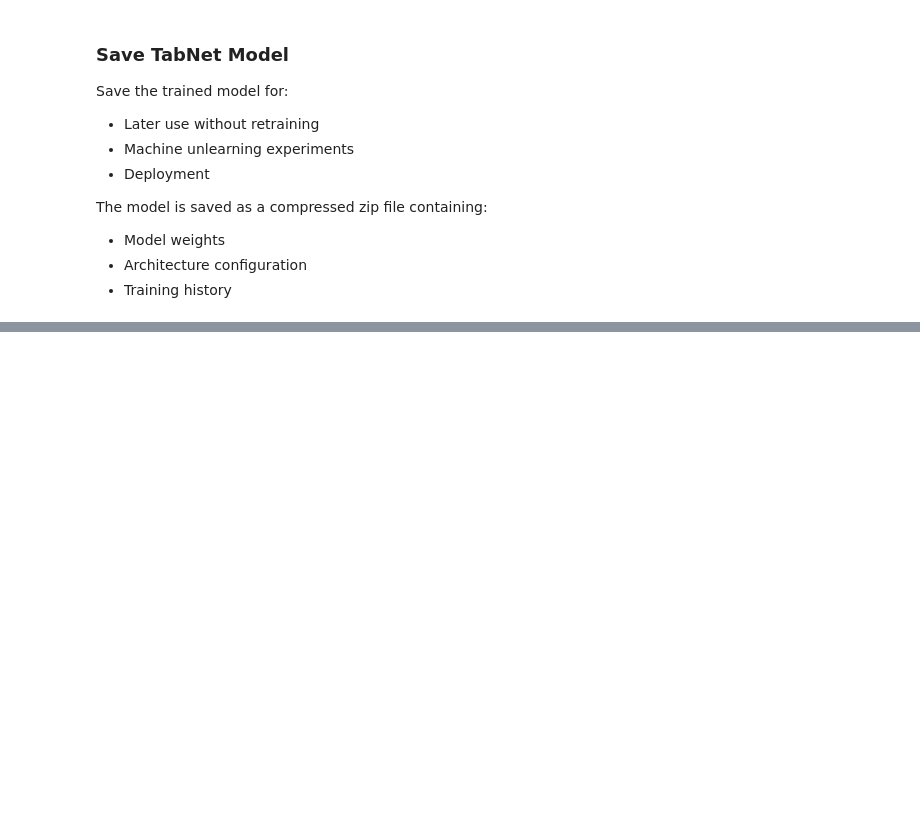
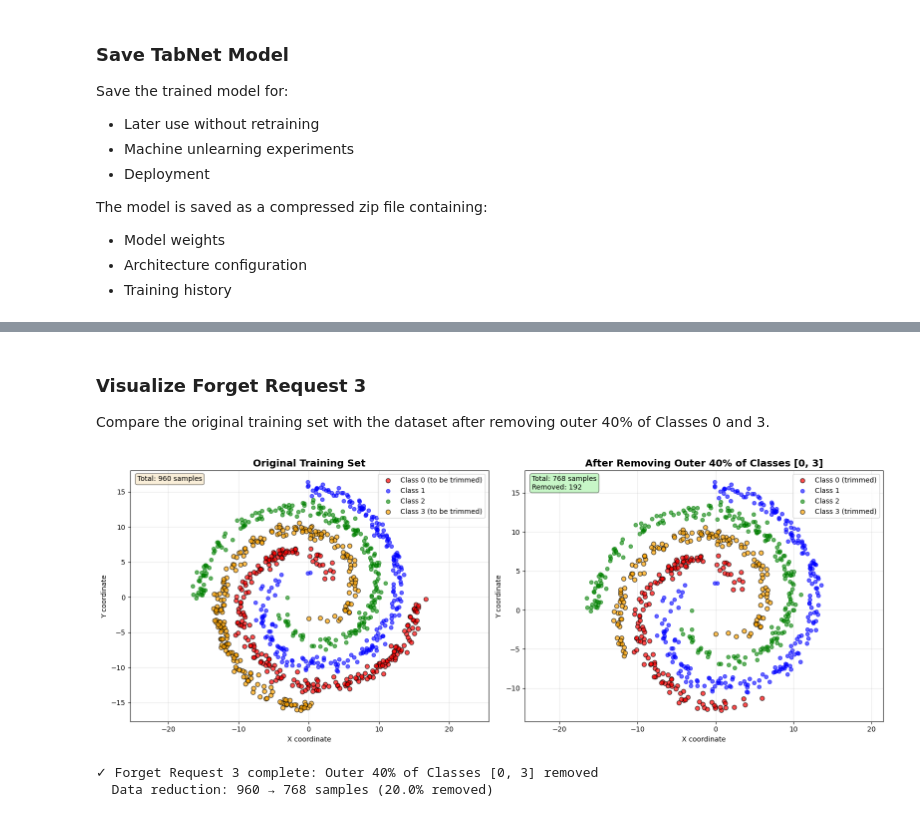
Before and after one commit to em1ttal/TFG, a Jupyter notebook: Codes/notebooks/final_notebook.ipynb, the cells around one changed output, grey strips where cells are left out. Saved outputs shown, nothing was run; the diff lists cells and outputs as text; code cells hidden in the pictures; blank space fills up the shorter version.

```diff
--- a/Codes/notebooks/final_notebook.ipynb
+++ b/Codes/notebooks/final_notebook.ipynb
@@ -844,0 +1212,62 @@ loaded_model.load_model('tabnet_spiral_model')
+# %% [markdown]
+### Visualize Forget Request 3
+
+Compare the original training set with the dataset after removing outer 40% of Classes 0 and 3.
+# %%
+# Visualize Forget Request 3
+fig, axes = plt.subplots(1, 2, figsize=(16, 6))
+colors = ['red', 'blue', 'green', 'orange']
+
+# Plot 1: Original training set with Classes 0 and 3 highlighted
+for class_idx in range(num_classes):
+    class_mask = y_train == class_idx
+    if class_idx in classes_to_trim:
+        axes[0].scatter(X_train[class_mask, 0], X_train[class_mask, 1],
+                       c=colors[class_idx], label=f'Class {class_idx} (to be trimmed)',
+                       alpha=0.7, s=40, edgecolors='black', linewidths=1)
+    else:
+        axes[0].scatter(X_train[class_mask, 0], X_train[class_mask, 1],
+                       c=colors[class_idx], label=f'Class {class_idx}',
+                       alpha=0.6, s=30)
+
+axes[0].set_title('Original Training Set', fontsize=14, fontweight='bold')
+axes[0].set_xlabel('X coordinate')
+axes[0].set_ylabel('Y coordinate')
+axes[0].legend(loc='upper right')
+axes[0].grid(True, alpha=0.3)
+axes[0].axis('equal')
+axes[0].text(0.02, 0.98, f'Total: {len(y_train)} samples',
+            transform=axes[0].transAxes, fontsize=10,
+            verticalalignment='top', bbox=dict(boxstyle='round', facecolor='wheat', alpha=0.5))
+
+# Plot 2: After removing outer sections of Classes 0 and 3
+for class_idx in range(num_classes):
+    class_mask = y_train_forget3 == class_idx
+    if class_idx in classes_to_trim:
+        axes[1].scatter(X_train_forget3[class_mask, 0], X_train_forget3[class_mask, 1],
+                       c=colors[class_idx], label=f'Class {class_idx} (trimmed)',
+                       alpha=0.7, s=40, edgecolors='black', linewidths=1)
+    else:
+        axes[1].scatter(X_train_forget3[class_mask, 0], X_train_forget3[class_mask, 1],
+                       c=colors[class_idx], label=f'Class {class_idx}',
+                       alpha=0.6, s=30)
+
+axes[1].set_title(f'After Removing Outer {100-percentile_to_keep}% of Classes {classes_to_trim}',
+                 fontsize=14, fontweight='bold')
+axes[1].set_xlabel('X coordinate')
+axes[1].set_ylabel('Y coordinate')
+axes[1].legend(loc='upper right')
+axes[1].grid(True, alpha=0.3)
+axes[1].axis('equal')
+axes[1].text(0.02, 0.98, f'Total: {len(y_train_forget3)} samples\nRemoved: {len(y_train) - len(y_train_forget3)}',
+            transform=axes[1].transAxes, fontsize=10,
+            verticalalignment='top', bbox=dict(boxstyle='round', facecolor='lightgreen', alpha=0.5))
+
+plt.tight_layout()
+plt.show()
+print(f"\n✓ Forget Request 3 complete: Outer {100-percentile_to_keep}% of Classes {classes_to_trim} removed")
+print(f"  Data reduction: {len(y_train)} → {len(y_train_forget3)} samples ({(1 - len(y_train_forget3)/len(y_train))*100:.1f}% removed)")
+# %% [output]
+[figure, added]
+✓ Forget Request 3 complete: Outer 40% of Classes [0, 3] removed
+  Data reduction: 960 → 768 samples (20.0% removed)
```
Also changed, not shown: parts of 38 cells of this notebook, 2 other files.
